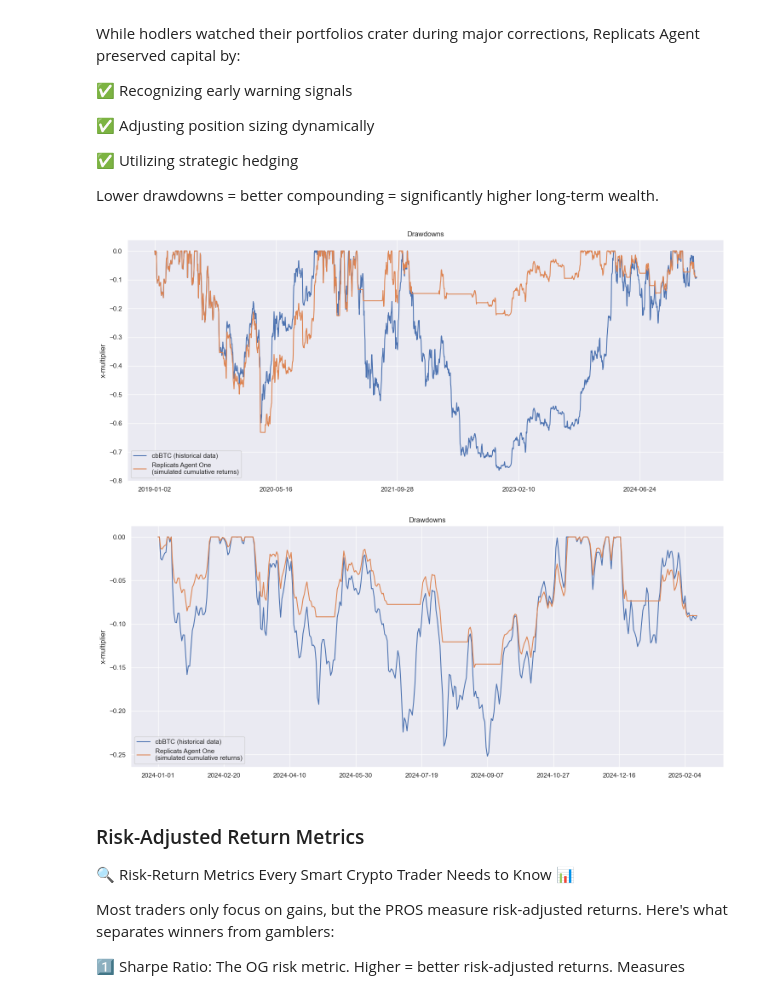
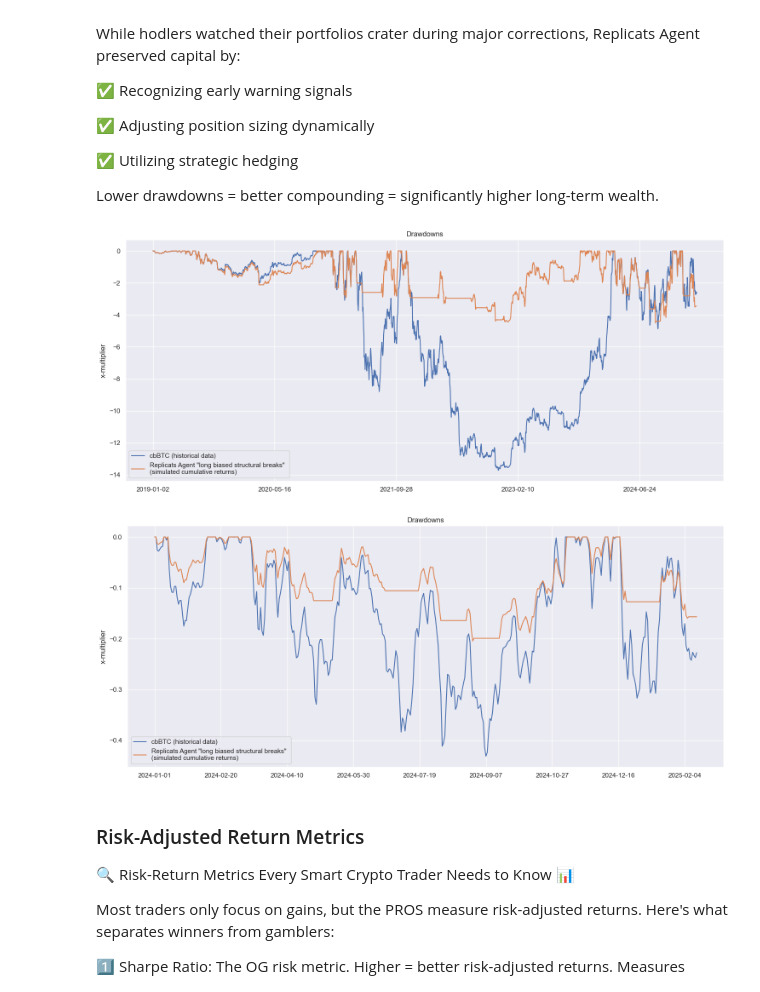
Before and after one commit to replicatsai/replicats-sample-backtest, a Jupyter notebook: backtests_001.ipynb, the cells around one changed output. Cells and saved outputs as stored; diff of their text form; code cells hidden in the pictures.

```diff
--- a/backtests_001.ipynb
+++ b/backtests_001.ipynb
@@ -36,7 +40,7 @@ sns.set_theme()
 
 # load log-retuns for cbBTC and RCAT portifolio
 # (simulated "a posteriori" with historical market data)
-path = os.path.realpath(os.path.join(os.path.abspath(''), 'log_returns.parquet'))
+path = os.path.realpath(os.path.join(os.path.abspath(''), 'log_returns_001.parquet'))
 df = pd.read_parquet(path)
 
 # get cumulative returns (i.e. portolio evolution)
@@ -49,5 +53,5 @@ df['RCAT'] = df[['RCAT.ln']].apply(np.exp).cumprod()
 ax = df.plot(y=['cbBTC','RCAT'], figsize=(15, 6.5),
              title='Historical Backtest (cumulative returns)', xlabel='', ylabel='x-multiplier')
 plt.tight_layout()
-ax.legend(['cbBTC (historical data)', 'Replicats Agent One \n(simulated cumulative returns)']);
+ax.legend(['cbBTC (historical data)', 'Replicats Agent "long biased structural breaks" \n(simulated cumulative returns)']);
 # %% [output]
@@ -81,15 +85,15 @@ Lower drawdowns = better compounding = significantly higher long-term wealth.
 # %%
 # evaluates downdowns
 from backtest import drawdowns
 df['cbBTC.drawdown'], _, _, _ = drawdowns(df['cbBTC.ln'])
 df['RCAT.drawdown'], _, _ , _ = drawdowns(df['RCAT.ln'])
 
 ax = df.plot(y=['cbBTC.drawdown','RCAT.drawdown'],
         figsize=(15,6.5), title='Drawdowns', xlabel='', ylabel='x-multiplier')
 plt.tight_layout()
-ax.legend(['cbBTC (historical data)', 'Replicats Agent One \n(simulated cumulative returns)']);
+ax.legend(['cbBTC (historical data)', 'Replicats Agent "long biased structural breaks" \n(simulated cumulative returns)']);
 # %% [output]
-[figure, old version]
+[figure, new version]
 # %%
 # evaluates downdowns
 df2 = df.loc['2024-01-01':'2025-02-31']
@@ -99,9 +103,9 @@ df2['RCAT.drawdown'], _, _ , _ = drawdowns(df2['RCAT.ln'])
 ax = df2.plot(y=['cbBTC.drawdown','RCAT.drawdown'],
         figsize=(15,6.5), title='Drawdowns', xlabel='', ylabel='x-multiplier')
 plt.tight_layout()
-ax.legend(['cbBTC (historical data)', 'Replicats Agent One \n(simulated cumulative returns)']);
+ax.legend(['cbBTC (historical data)', 'Replicats Agent "long biased structural breaks" \n(simulated cumulative returns)']);
 # %% [output]
-[figure, old version]
+[figure, new version]
 # %% [markdown]
 ### Risk-Adjusted Return Metrics
 
```
Also changed, not shown: parts of 10 cells of this notebook, 2 other files.
